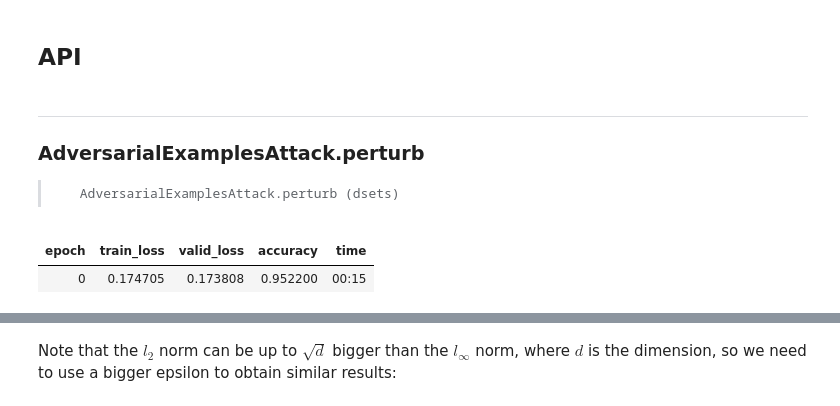
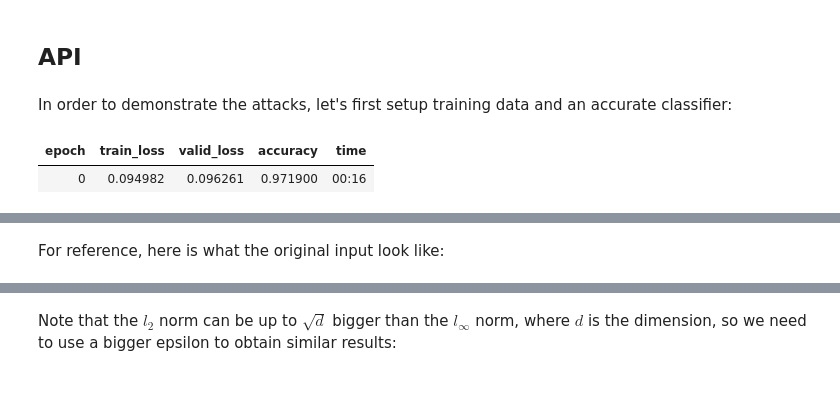
Before and after one commit to Irad-Zehavi/adv-ml, a Jupyter notebook: nbs/evasion.ipynb, the cells around one changed output, grey strips where cells are left out. Cells and saved outputs as stored; diff of their text form; code cells hidden in the pictures.

```diff
--- a/nbs/evasion.ipynb
+++ b/nbs/evasion.ipynb
@@ -167,8 +56,0 @@ class AdversarialExamplesAttack(object):
-# %%
-show_doc(AdversarialExamplesAttack.perturb)
-# %% [output]
----
-
-### AdversarialExamplesAttack.perturb
-
->      AdversarialExamplesAttack.perturb (dsets)
@@ -175,14 +70,16 @@ show_doc(AdversarialExamplesAttack.perturb)
+# %% [markdown]
+In order to demonstrate the attacks, let's first setup training data and an accurate classifier:
 # %%
 from fastai_datasets.all import *
 from similarity_learning.all import *
 # %%
 mnist = MNIST()
 classifier = MLP(10)
 learn = Learner(mnist.dls(), classifier, metrics=accuracy)
-learn.fit(1)
+learn.fit_one_cycle(1)
 # %% [output]
 | epoch | train_loss | valid_loss | accuracy | time |
-| 0 | 0.174705 | 0.173808 | 0.952200 | 00:15 |
+| 0 | 0.094982 | 0.096261 | 0.971900 | 00:16 |
 # %%
 sub_dsets = mnist.valid.random_sub_dsets(64)
 # %%
@@ -190,6 +87,8 @@ acc = learn.validate(dl=sub_dsets.dl())[1]
 test(acc, .9, ge)
 # %% [output]
 [interactive output not drawn]
+# %% [markdown]
+For reference, here is what the original input look like:
 # %%
 learn.show_results(shuffle=False, dl=sub_dsets.dl())
 # %% [output]
```
Also changed, not shown: parts of 40 cells of this notebook, 7 other files.
